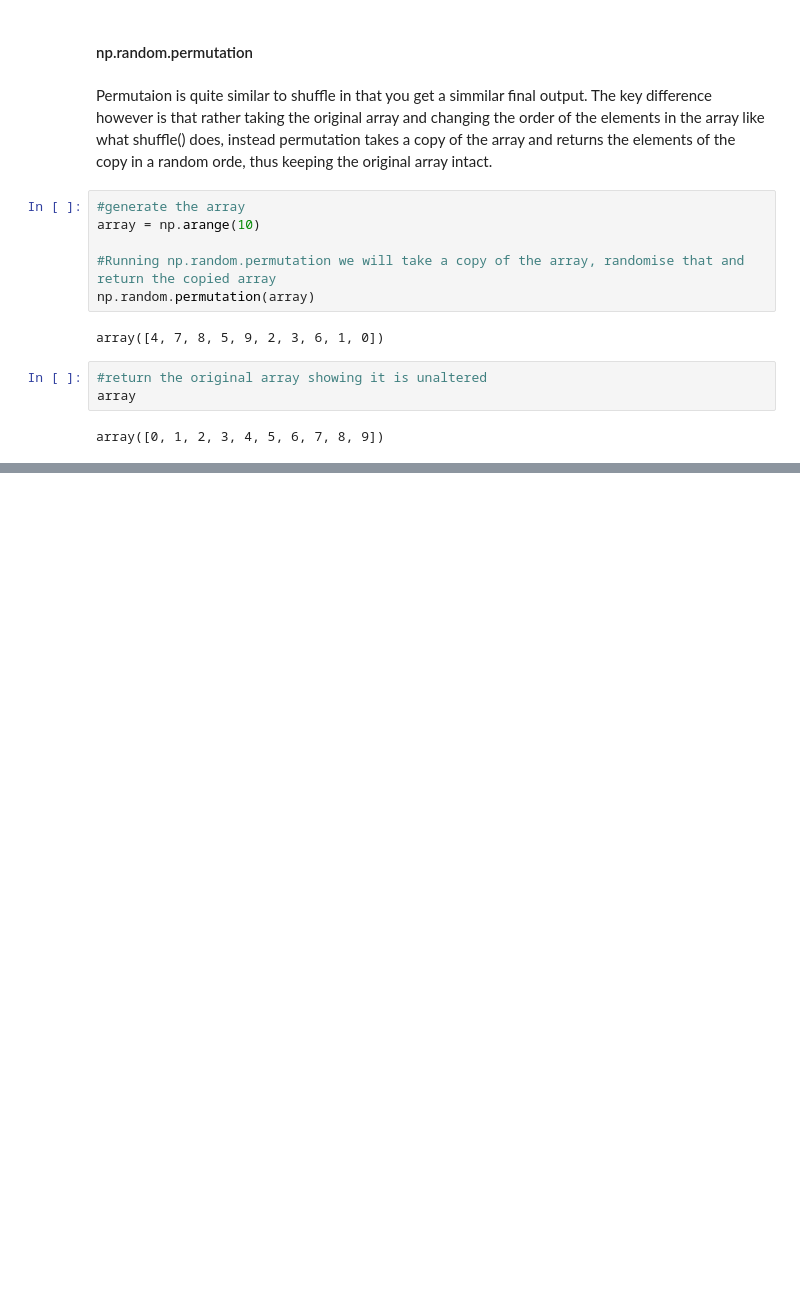
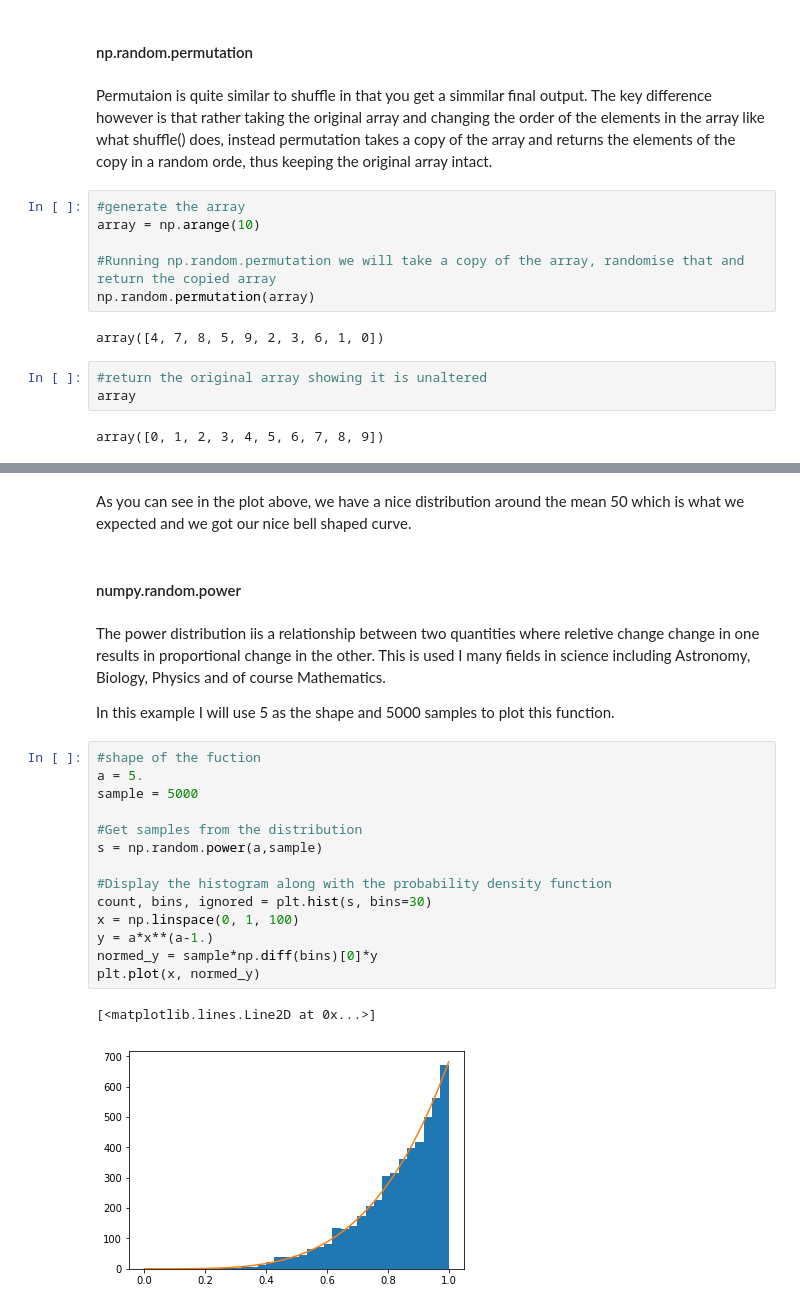
Before and after one commit to cwoodlock/Emerging-Technologies-Project, a Jupyter notebook: numpy-random.ipynb, the cells around one changed output, grey strips where cells are left out. Cells and saved outputs as stored; diff of their text form; blank space fills up the shorter version.

```diff
--- a/numpy-random.ipynb
+++ b/numpy-random.ipynb
@@ -122,0 +160,25 @@ array([0, 1, 2, 3, 4, 5, 6, 7, 8, 9])
+# %% [markdown]
+As you can see in the plot above, we have a nice distribution around the mean 50 which is what we expected and we got our nice bell shaped curve.
+# %% [markdown]
+#### numpy.random.power
+# %% [markdown]
+The power distribution iis a relationship between two quantities where reletive change change in one results in proportional change in the other. This is used I many fields in science including Astronomy, Biology, Physics and of course Mathematics.
+
+In this example I will use 5 as the shape and 5000 samples to plot this function.
+# %%
+#shape of the fuction
+a = 5.
+sample = 5000
+
+#Get samples from the distribution
+s = np.random.power(a,sample)
+
+#Display the histogram along with the probability density function
+count, bins, ignored = plt.hist(s, bins=30)
+x = np.linspace(0, 1, 100)
+y = a*x**(a-1.)
+normed_y = sample*np.diff(bins)[0]*y
+plt.plot(x, normed_y)
+# %% [output]
+[<matplotlib.lines.Line2D at 0x...>]
+[figure, added]
```
Also changed, not shown: parts of 12 cells of this notebook.
